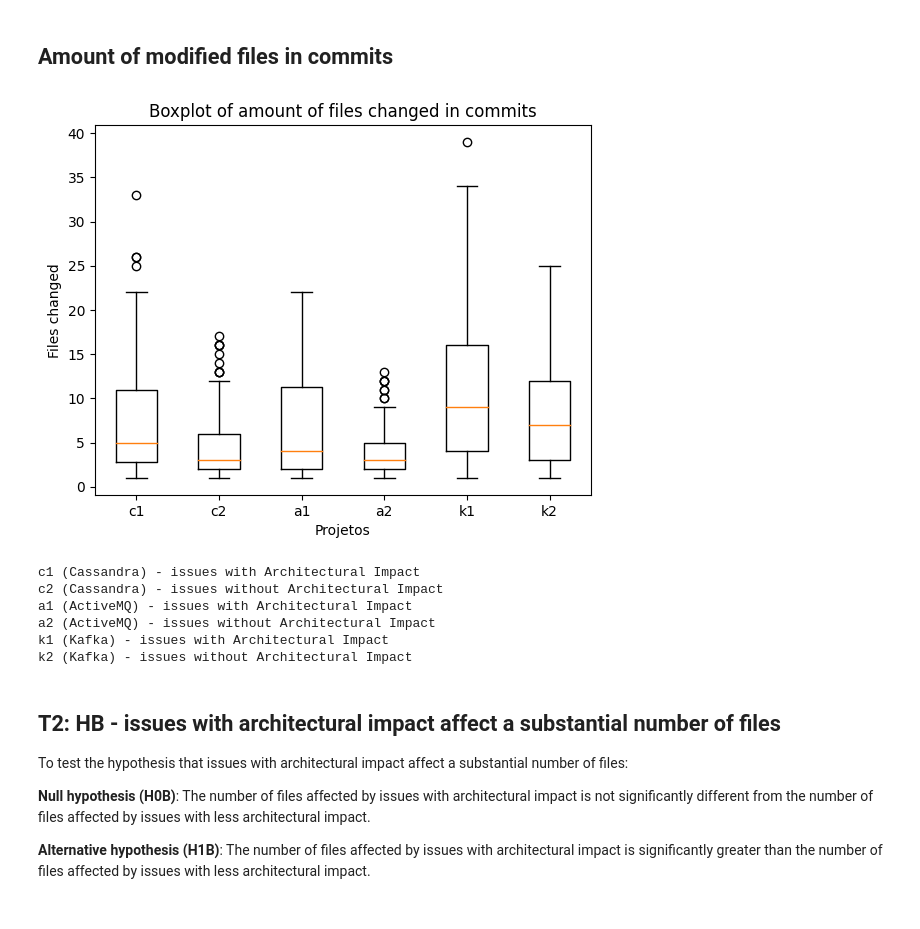
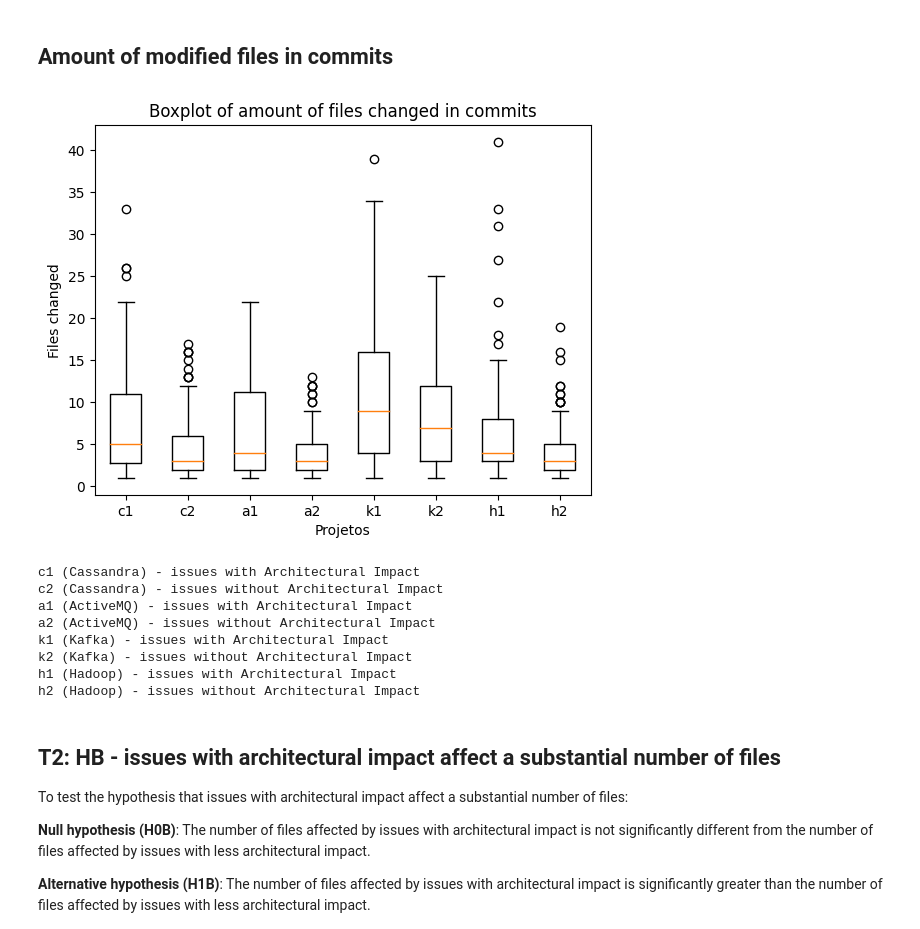
Before and after one commit to armandossrecife/my_validation3, a Jupyter notebook: my_comparison.ipynb, the cells around one changed output. Saved outputs shown, nothing was run; the diff lists cells and outputs as text; code cells hidden in the pictures.

```diff
--- a/my_comparison.ipynb
+++ b/my_comparison.ipynb
@@ -863,0 +964,8 @@ d12_kafka_without_outliers = remove_outliers_from_serie(d12_kafka_my_series)
+# %%
+df_hdp_ai_yes = df_hadoop_issues_inspected[df_hadoop_issues_inspected.architectural_impact=='YES']
+lista_hdp_issues_architectural_impact_yes = df_hdp_ai_yes.issue_key.to_list()
+print('Relação entre Commits e Issues com impacto arquitetural')
+df_hdp_commits_arquivos_criticos = pd.read_excel('hadoop_commits_with_critical_classes.xlsx')
+
+df_merge_hdp_commits_issues_yes_ai = merge_comits_issues2(df_hdp_commits_arquivos_criticos, lista_hdp_issues_architectural_impact_yes, 'HADOOP')
+df_merge_hdp_commits_issues_yes_ai
@@ -863,0 +1023,8 @@ d12_kafka_without_outliers = remove_outliers_from_serie(d12_kafka_my_series)
+# %%
+# cria as variáveis para os boxplot
+
+d2_hadoop_issues_ai_yes_lcc = df_merge_hdp_commits_issues_yes_ai.lines
+d3_hadoop_without_outliers = remove_outliers_from_serie(d2_hadoop_issues_ai_yes_lcc)
+
+d7_hadoop_issues_ai_yes_fcc = df_merge_hdp_commits_issues_yes_ai.files
+d7_hadoop_without_outliers = remove_outliers_from_serie(d7_hadoop_issues_ai_yes_fcc)
@@ -863,0 +1043,7 @@ d12_kafka_without_outliers = remove_outliers_from_serie(d12_kafka_my_series)
+# %%
+df_hdp_ai_no = df_hadoop_issues_inspected[df_hadoop_issues_inspected.architectural_impact=='NO']
+lista_hdp_issues_architectural_impact_no = df_hdp_ai_no.issue_key.to_list()
+print('Relação entre Commits e Issues sem impacto arquitetural')
+
+df_merge_hdp_commits_issues_no = merge_comits_issues2(df_hdp_commits_arquivos_criticos, lista_hdo_issues_architectural_impact_no, 'HADOOP')
+df_merge_hdp_commits_issues_no
@@ -863,0 +1065,10 @@ d12_kafka_without_outliers = remove_outliers_from_serie(d12_kafka_my_series)
+# %%
+## linhas e commits
+print('Dados estatísticos das linhas modificadas e arquivos modificados nos commits')
+round(df_merge_hdp_commits_issues_no.describe(), 1)
+
+d4_hadoop_issues_ai_no_lcc = df_merge_hdp_commits_issues_no.lines
+d4_hadoop_without_outliers = remove_outliers_from_serie(d4_hadoop_issues_ai_no_lcc)
+
+d8_hadoop_issues_ai_no_fcc = df_merge_hdp_commits_issues_no.files
+d8_hadoop_without_outliers = remove_outliers_from_serie(d8_hadoop_issues_ai_no_fcc)
@@ -972,21 +1224,25 @@ effec-size 0.580164299061809
 # %% [markdown]
 ## Amount of modified files in commits
 # %%
-create_boxplot(lista_dados=[d5_cassandra_without_outliers, d6_cassandra_without_outliers, d7_activemq_without_outliers, d8_activemq_without_outliers, d7_kafka_without_outliers, d8_kafka_without_outliers], my_title='Boxplot of amount of files changed in commits', my_xlabel='Projetos', my_ylabel='Files changed', my_labels=['c1', 'c2', 'a1', 'a2', 'k1', 'k2'])
+create_boxplot(lista_dados=[d5_cassandra_without_outliers, d6_cassandra_without_outliers, d7_activemq_without_outliers, d8_activemq_without_outliers, d7_kafka_without_outliers, d8_kafka_without_outliers, d7_hadoop_without_outliers, d8_hadoop_without_outliers], my_title='Boxplot of amount of files changed in commits', my_xlabel='Projetos', my_ylabel='Files changed', my_labels=['c1', 'c2', 'a1', 'a2', 'k1', 'k2', 'h1', 'h2'])
 print('c1 (Cassandra) - issues with Architectural Impact')
 print('c2 (Cassandra) - issues without Architectural Impact')
 print('a1 (ActiveMQ) - issues with Architectural Impact')
 print('a2 (ActiveMQ) - issues without Architectural Impact')
 print('k1 (Kafka) - issues with Architectural Impact')
 print('k2 (Kafka) - issues without Architectural Impact')
+print('h1 (Hadoop) - issues with Architectural Impact')
+print('h2 (Hadoop) - issues without Architectural Impact')
 # %% [output]
-[figure, old version]
+[figure, new version]
 c1 (Cassandra) - issues with Architectural Impact
 c2 (Cassandra) - issues without Architectural Impact
 a1 (ActiveMQ) - issues with Architectural Impact
 a2 (ActiveMQ) - issues without Architectural Impact
 k1 (Kafka) - issues with Architectural Impact
 k2 (Kafka) - issues without Architectural Impact
+h1 (Hadoop) - issues with Architectural Impact
+h2 (Hadoop) - issues without Architectural Impact
 # %% [markdown]
 ## T2: HB - issues with architectural impact affect a substantial number of files
 
```
Also changed, not shown: parts of 36 cells of this notebook.
